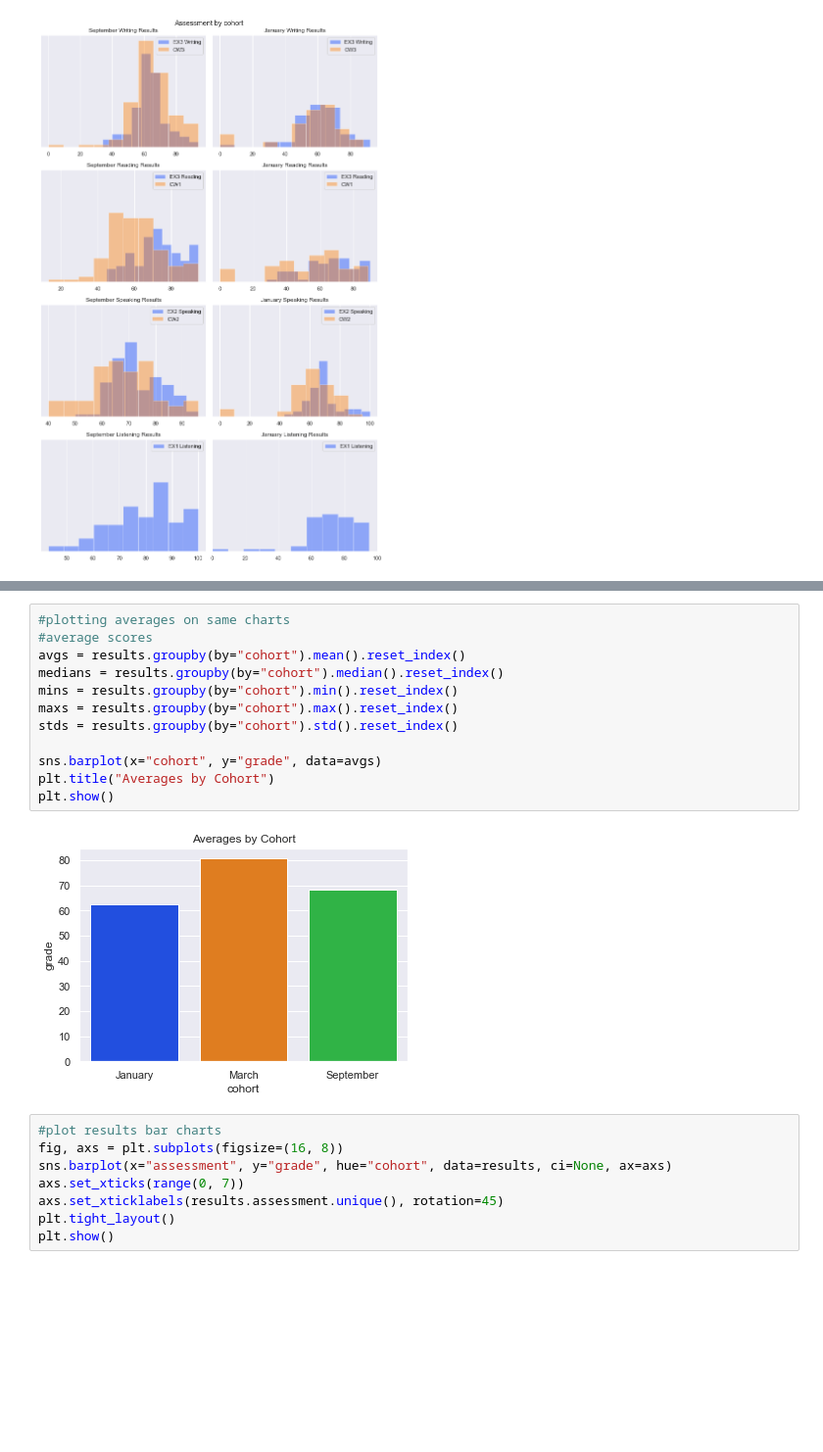
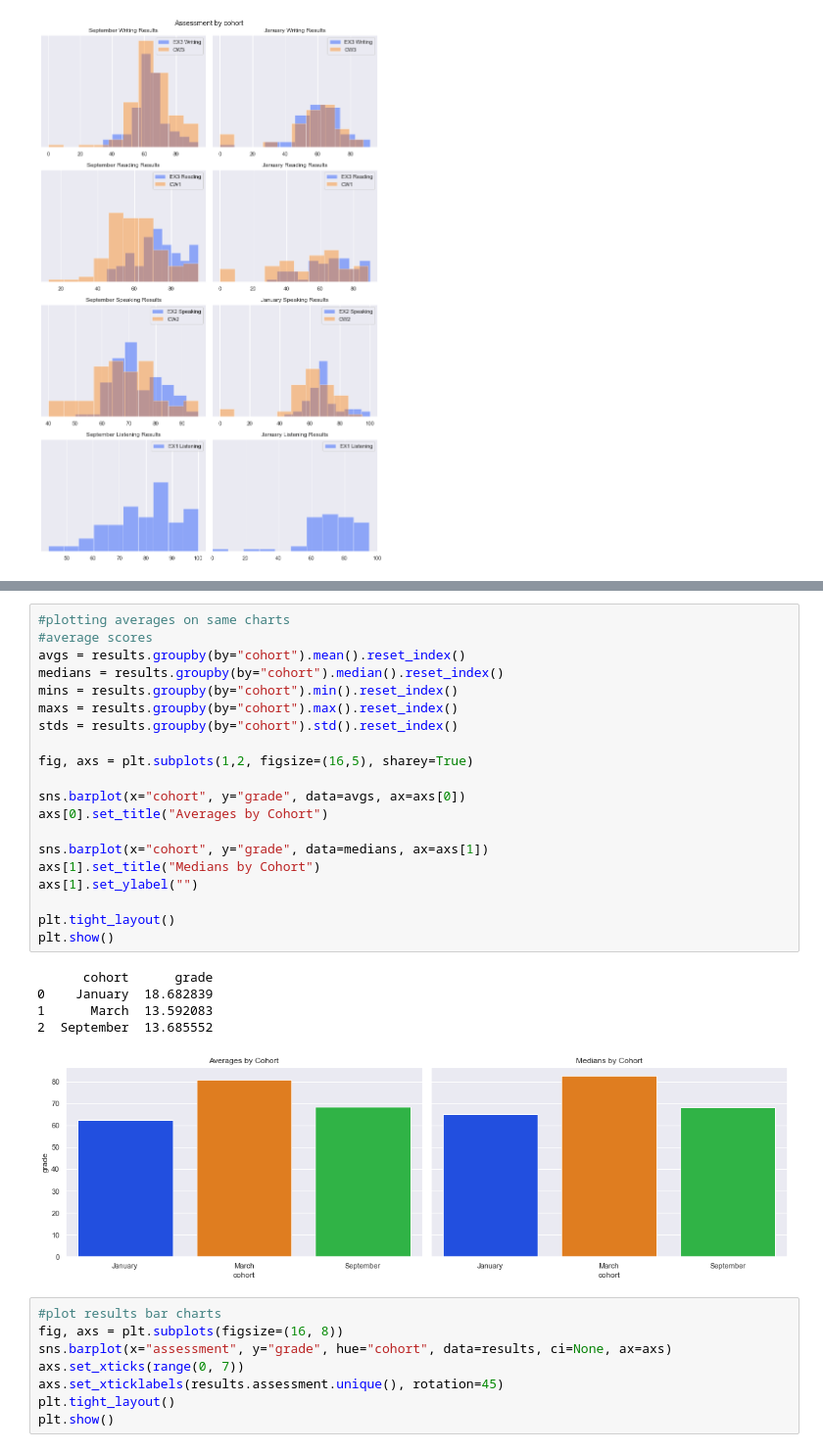
Before and after one commit to cmstorrsfox/20-21-results-analysis, a Jupyter notebook: results.ipynb, the cells around one changed output, grey strips where cells are left out. Shown at 98% size. Cells and saved outputs as stored; diff of their text form; blank space fills up the shorter version.

Commit message:
averages plot

```diff
--- a/results.ipynb
+++ b/results.ipynb
@@ -302,17 +307,29 @@ plt.show()
 # %%
 #plotting averages on same charts
 #average scores
 avgs = results.groupby(by="cohort").mean().reset_index()
 medians = results.groupby(by="cohort").median().reset_index()
 mins = results.groupby(by="cohort").min().reset_index()
 maxs = results.groupby(by="cohort").max().reset_index()
 stds = results.groupby(by="cohort").std().reset_index()
 
-sns.barplot(x="cohort", y="grade", data=avgs)
-plt.title("Averages by Cohort")
+fig, axs = plt.subplots(1,2, figsize=(16,5), sharey=True)
+
+sns.barplot(x="cohort", y="grade", data=avgs, ax=axs[0])
+axs[0].set_title("Averages by Cohort")
+
+sns.barplot(x="cohort", y="grade", data=medians, ax=axs[1])
+axs[1].set_title("Medians by Cohort")
+axs[1].set_ylabel("")
+
+plt.tight_layout()
 plt.show()
 # %% [output]
+      cohort      grade
+0    January  18.682839
+1      March  13.592083
+2  September  13.685552
-[figure, old version]
+[figure, new version]
 # %%
 #plot results bar charts
 fig, axs = plt.subplots(figsize=(16, 8))
```
Also changed, not shown: parts of 4 cells of this notebook.
